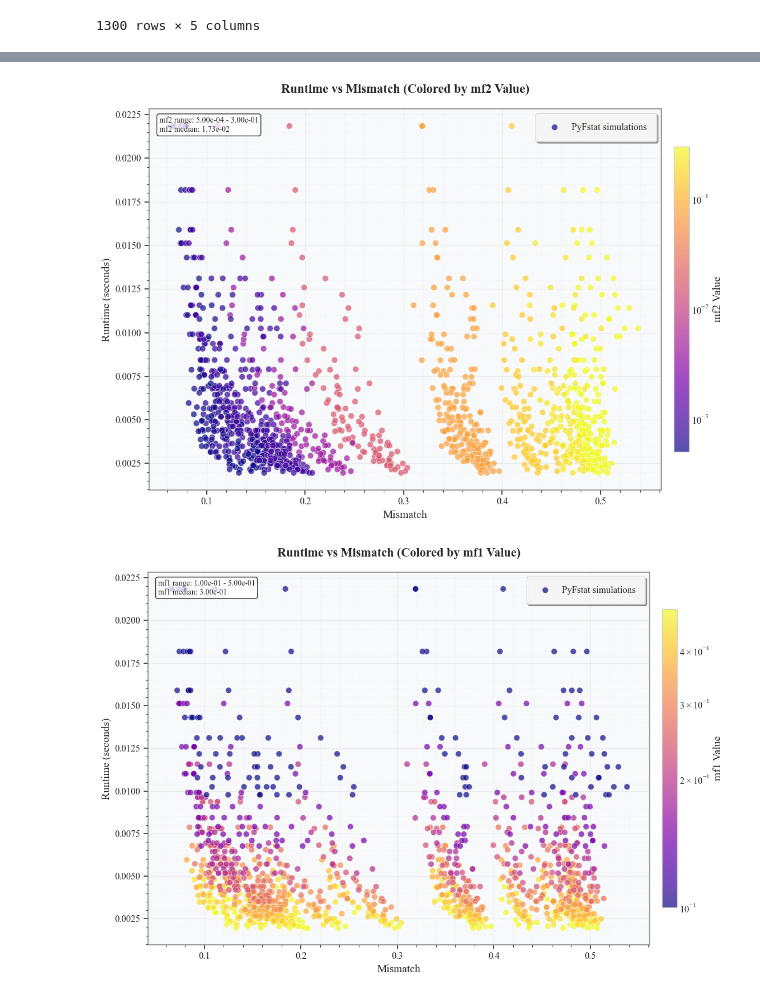
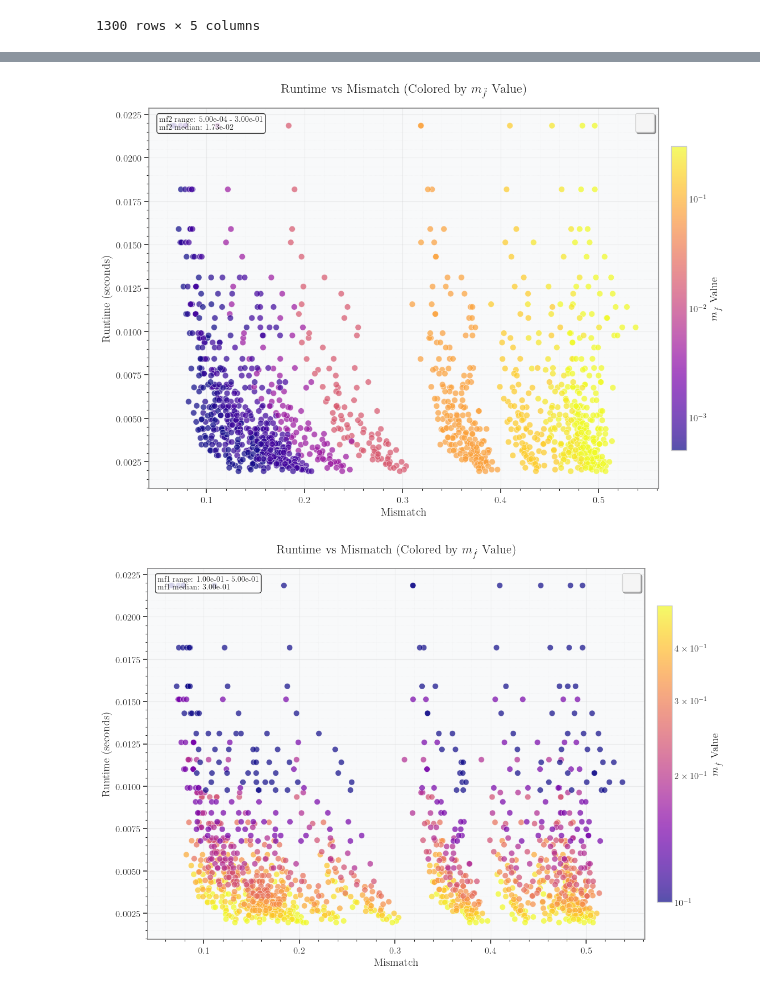
Before and after one commit to Yeqi-Fang/aei-works, a Jupyter notebook: data.ipynb, the cells around one changed output, grey strips where cells are left out. Saved outputs shown, nothing was run; the diff lists cells and outputs as text; code cells hidden in the pictures.

```diff
--- a/data.ipynb
+++ b/data.ipynb
@@ -229,6 +228,10 @@ mpl.rcParams['axes.titlesize'] = 16
 mpl.rcParams['xtick.labelsize'] = 12
 mpl.rcParams['ytick.labelsize'] = 12
 mpl.rcParams['legend.fontsize'] = 12
+# Enable LaTeX rendering
+mpl.rcParams['text.usetex'] = True
+mpl.rcParams['text.latex.preamble'] = r'\usepackage{amsmath}'
+
 
 # Create figure with specific size for publication
 fig, ax = plt.subplots(figsize=(12, 8))  # Larger to accommodate colorbar
@@ -241,12 +244,11 @@ scatter = ax.scatter(data_mean.mismatch, data_mean.runtime,
                     cmap='plasma',               # Professional colormap (perceptually uniform)
                     norm=LogNorm(),               # Log normalization for mf2 (remove if linear scaling preferred)
                     edgecolors='white',           # White edges for better contrast
-                    linewidth=0.5,
-                    label='PyFstat simulations')
+                    linewidth=0.5,)
 
 # Add colorbar for mf2 values
 cbar = plt.colorbar(scatter, ax=ax, shrink=0.8, aspect=20, pad=0.02)
-cbar.set_label('mf2 Value', fontsize=14, fontweight='medium')
+cbar.set_label(r'$m_{\ddot{f}}$ Value', fontsize=14, fontweight='medium')
 cbar.ax.tick_params(labelsize=12)
 
 # Set logarithmic scale for y-axis
@@ -257,7 +259,7 @@ ax.set_xlabel('Mismatch', fontsize=14, fontweight='medium')
 ax.set_ylabel('Runtime (seconds)', fontsize=14, fontweight='medium')
 
 # Add title with proper formatting
-ax.set_title('Runtime vs Mismatch (Colored by mf2 Value)',
+ax.set_title(r'Runtime vs Mismatch (Colored by $m_{\ddot{f}}$ Value)',
              fontsize=16, fontweight='bold', pad=20)
 
 # Customize grid
@@ -298,7 +300,7 @@ plt.savefig('images/runtime_vs_mismatch_mf2.pdf', format='pdf', bbox_inches='tig
 # Show the plot
 plt.show()
 # %% [output]
-[figure, old version]
+[figure, new version]
 # %%
 import matplotlib.pyplot as plt
 import matplotlib as mpl
@@ -327,12 +329,11 @@ scatter = ax.scatter(data_mean.mismatch, data_mean.runtime,
                     cmap='plasma',               # Professional colormap (perceptually uniform)
                     norm=LogNorm(),               # Log normalization for mf2 (remove if linear scaling preferred)
                     edgecolors='white',           # White edges for better contrast
-                    linewidth=0.5,
-                    label='PyFstat simulations')
+                    linewidth=0.5,)
 
 # Add colorbar for mf2 values
 cbar = plt.colorbar(scatter, ax=ax, shrink=0.8, aspect=20, pad=0.02)
-cbar.set_label('mf1 Value', fontsize=14, fontweight='medium')
+cbar.set_label(r'$m_{\dot{f}}$ Value', fontsize=14, fontweight='medium')
 cbar.ax.tick_params(labelsize=12)
 
 # Set logarithmic scale for y-axis
@@ -343,7 +344,7 @@ ax.set_xlabel('Mismatch', fontsize=14, fontweight='medium')
 ax.set_ylabel('Runtime (seconds)', fontsize=14, fontweight='medium')
 
 # Add title with proper formatting
-ax.set_title('Runtime vs Mismatch (Colored by mf1 Value)',
+ax.set_title(r'Runtime vs Mismatch (Colored by $m_{\dot{f}}$ Value)',
              fontsize=16, fontweight='bold', pad=20)
 
 # Customize grid
@@ -357,34 +358,34 @@ ax.minorticks_on()
 for spine in ax.spines.values():
     spine.set_edgecolor('#888888')
     spine.set_linewidth(1.2)
 
 # Customize tick parameters
 ax.tick_params(axis='both', which='major', labelsize=12, width=1.2, length=6)
 ax.tick_params(axis='both', which='minor', width=0.8, length=3)
 
 # Add a subtle background color
 ax.set_facecolor('#f8f9fa')
 fig.patch.set_facecolor('white')
 
 # Position legend optimally
 ax.legend(loc='upper right', frameon=True, fancybox=True,
           shadow=True, framealpha=0.9, borderpad=1)
 
 # Optional: Add statistics text box
 mf1_stats = f'mf1 range: {data_mean.mf1.min():.2e} - {data_mean.mf1.max():.2e}\n'
 mf1_stats += f'mf1 median: {data_mean.mf1.median():.2e}'
 ax.text(0.02, 0.98, mf1_stats, transform=ax.transAxes,
         verticalalignment='top', bbox=dict(boxstyle='round', facecolor='white', alpha=0.8),
         fontsize=10)
 
 # Tight layout for better spacing
 plt.tight_layout()
 plt.savefig('images/runtime_vs_mismatch_mf1.pdf', format='pdf', bbox_inches='tight')
 
 # Show the plot
 plt.show()
 # %% [output]
-[figure, old version]
+[figure, new version]
 # %%
 import matplotlib.pyplot as plt
 import matplotlib as mpl
```
Also changed, not shown: parts of 2 cells of this notebook, 3 other files.
